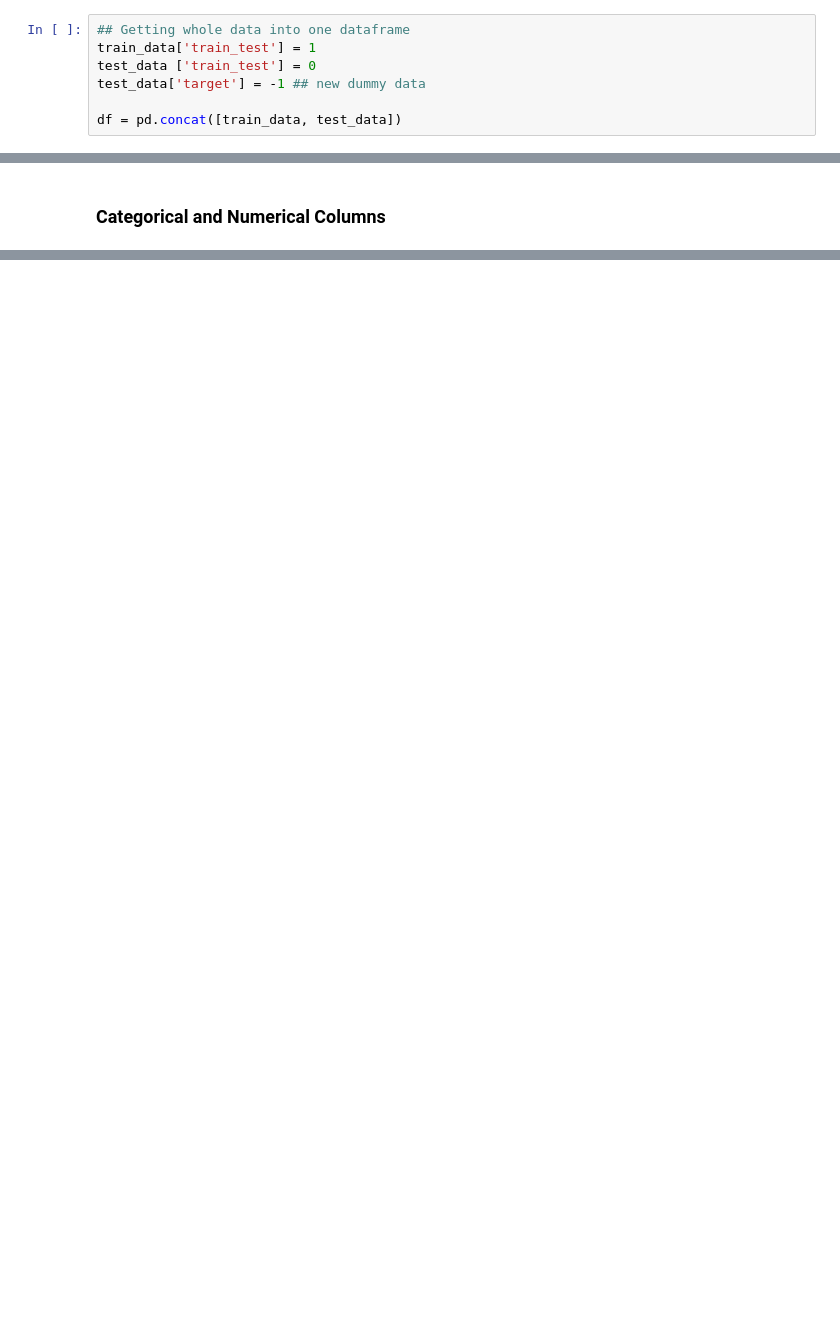
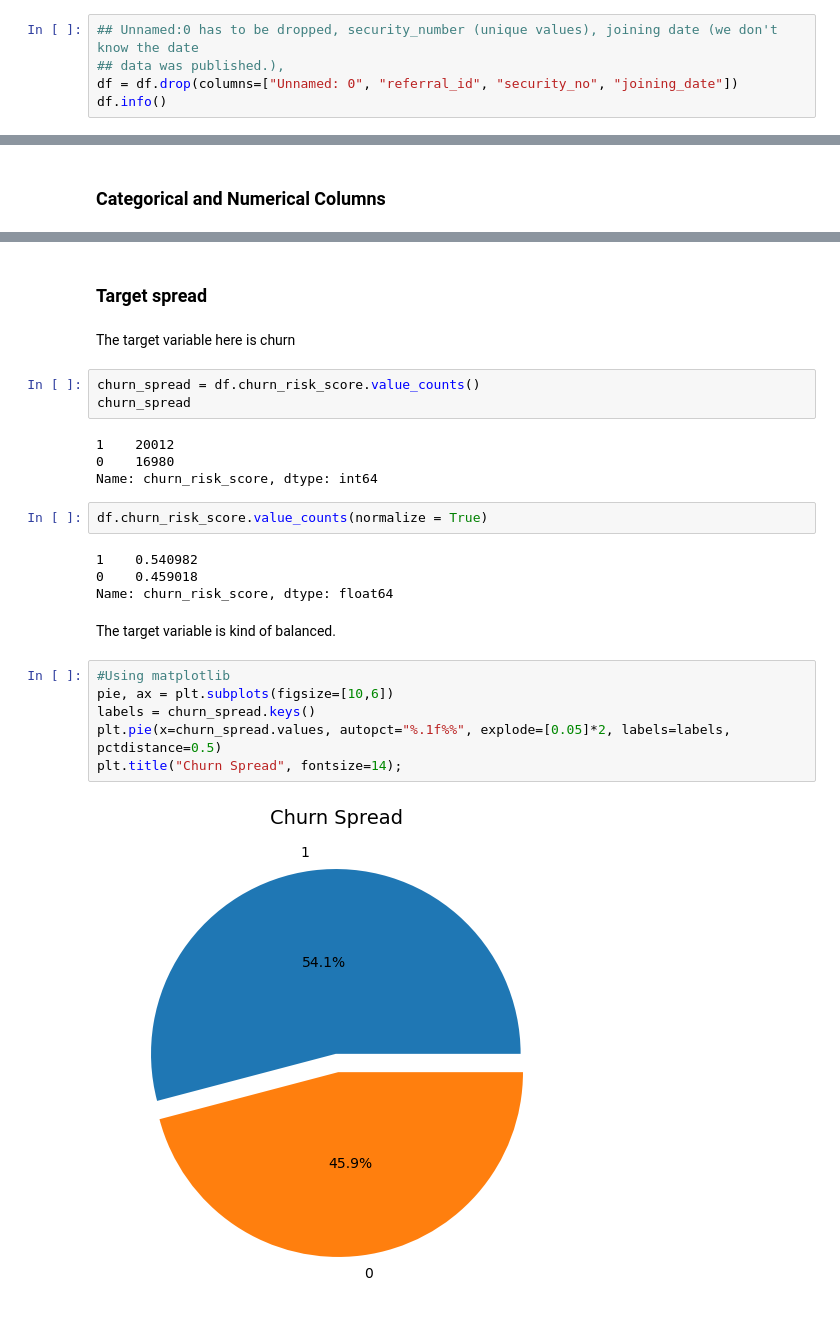
Before and after one commit to EdidiongEsu/mlzoomcamp_learning, a Jupyter notebook: projects/midterm_project/midterm_project.ipynb, the cells around one changed output, grey strips where cells are left out. Drawn from its saved outputs; the diff is of its cells as text; blank space fills up the shorter version.

```diff
--- a/projects/midterm_project/midterm_project.ipynb
+++ b/projects/midterm_project/midterm_project.ipynb
@@ -89,7 +34,5 @@ From the table descriptions, train's and test's data only difference is the targ
-# %%
-## Getting whole data into one dataframe
-train_data['train_test'] = 1
-test_data ['train_test'] = 0
-test_data['target'] = -1 ## new dummy data
-
-df = pd.concat([train_data, test_data])
+# %%
+## Unnamed:0 has to be dropped, security_number (unique values), joining date (we don't know the date
+## data was published.),
+df = df.drop(columns=["Unnamed: 0", "referral_id", "security_no", "joining_date"])
+df.info()
@@ -197,0 +135,27 @@ for col in categorical_columns:
+# %% [markdown]
+### Target spread
+# %% [markdown]
+The target variable here is churn
+# %%
+churn_spread = df.churn_risk_score.value_counts()
+churn_spread
+# %% [output]
+1    20012
+0    16980
+Name: churn_risk_score, dtype: int64
+# %%
+df.churn_risk_score.value_counts(normalize = True)
+# %% [output]
+1    0.540982
+0    0.459018
+Name: churn_risk_score, dtype: float64
+# %% [markdown]
+The target variable is kind of balanced.
+# %%
+#Using matplotlib
+pie, ax = plt.subplots(figsize=[10,6])
+labels = churn_spread.keys()
+plt.pie(x=churn_spread.values, autopct="%.1f%%", explode=[0.05]*2, labels=labels, pctdistance=0.5)
+plt.title("Churn Spread", fontsize=14);
+# %% [output]
+[figure, added]
```
Also changed, not shown: parts of 64 cells of this notebook, 1 other file.
